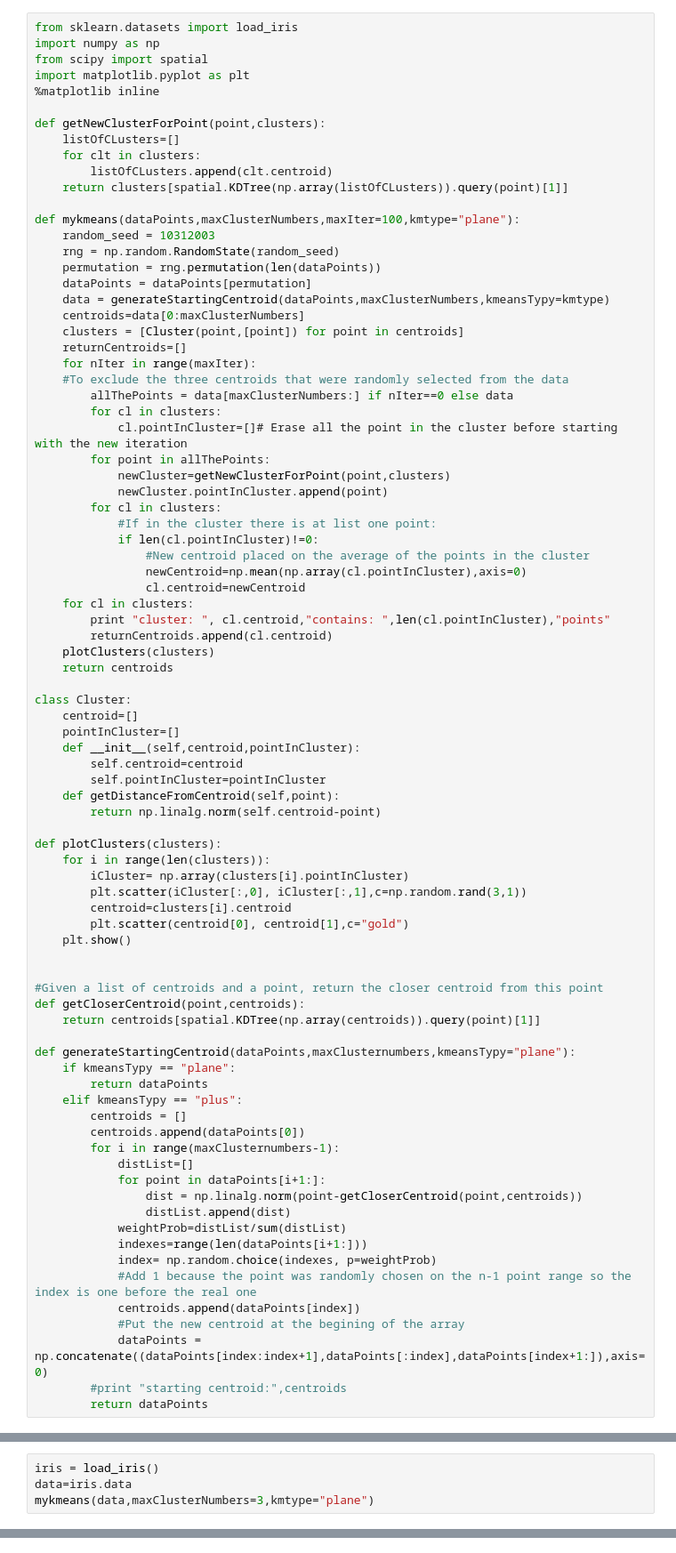
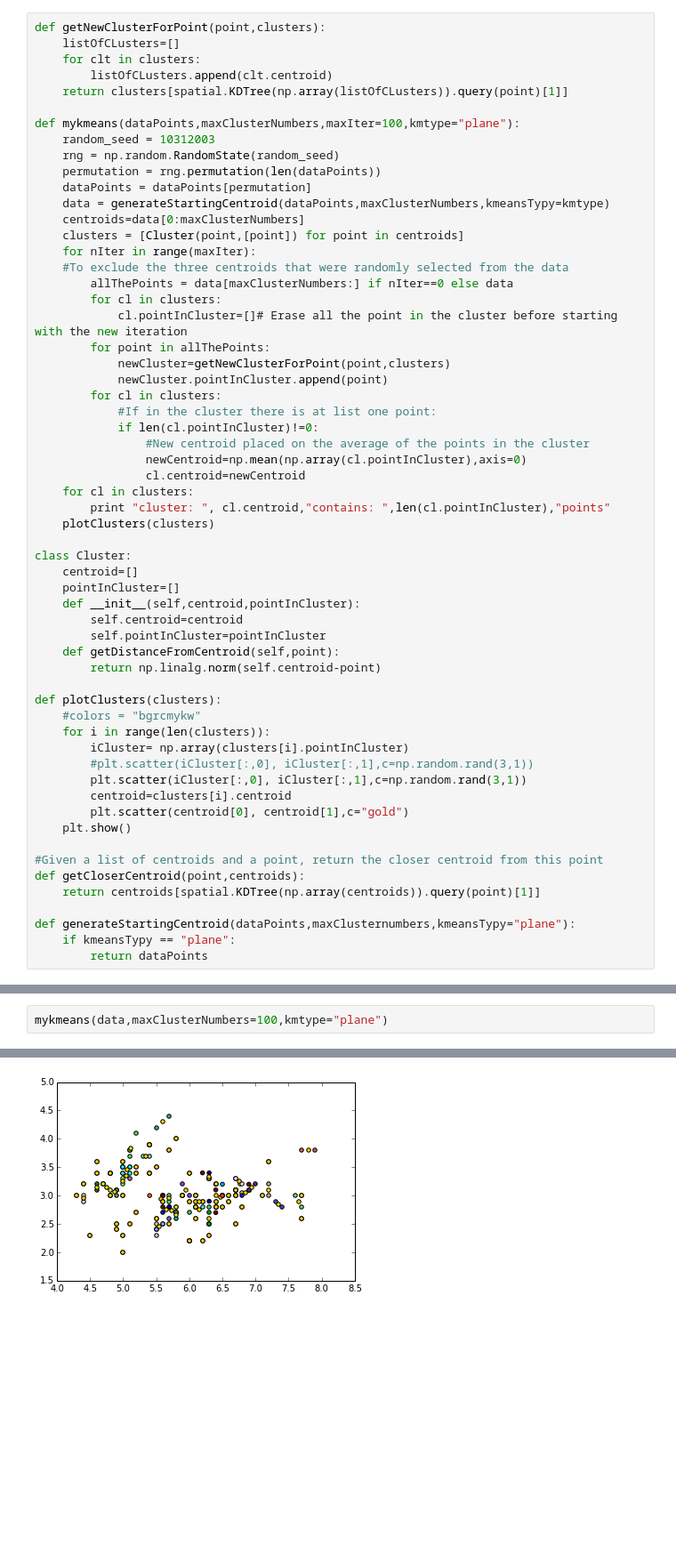
Before and after one commit to mc3784/Computational-Machine-Learning-, a Jupyter notebook: Homework4.ipynb, the cells around one changed output, grey strips where cells are left out. Shown at 89% size. Cells and saved outputs as stored; diff of their text form; blank space fills up the shorter version.

Commit message:
kmeans notebook

```diff
--- a/Homework4.ipynb
+++ b/Homework4.ipynb
@@ -1,10 +9,4 @@
 # %%
-from sklearn.datasets import load_iris
-import numpy as np
-from scipy import spatial
-import matplotlib.pyplot as plt
-%matplotlib inline
-
 def getNewClusterForPoint(point,clusters):
     listOfCLusters=[]
     for clt in clusters:
@@ -19,7 +21,6 @@ def mykmeans(dataPoints,maxClusterNumbers,maxIter=100,kmtype="plane"):
     data = generateStartingCentroid(dataPoints,maxClusterNumbers,kmeansTypy=kmtype)
     centroids=data[0:maxClusterNumbers]
     clusters = [Cluster(point,[point]) for point in centroids]
-    returnCentroids=[]
     for nIter in range(maxIter):
     #To exclude the three centroids that were randomly selected from the data
         allThePoints = data[maxClusterNumbers:] if nIter==0 else data
@@ -36,9 +37,7 @@ def mykmeans(dataPoints,maxClusterNumbers,maxIter=100,kmtype="plane"):
                 cl.centroid=newCentroid
     for cl in clusters:
         print "cluster: ", cl.centroid,"contains: ",len(cl.pointInCluster),"points"
-        returnCentroids.append(cl.centroid)
     plotClusters(clusters)
-    return centroids
 
 class Cluster:
     centroid=[]
@@ -50,13 +49,14 @@ class Cluster:
         return np.linalg.norm(self.centroid-point)
 
 def plotClusters(clusters):
+    #colors = "bgrcmykw"
     for i in range(len(clusters)):
         iCluster= np.array(clusters[i].pointInCluster)
+        #plt.scatter(iCluster[:,0], iCluster[:,1],c=np.random.rand(3,1))
         plt.scatter(iCluster[:,0], iCluster[:,1],c=np.random.rand(3,1))
         centroid=clusters[i].centroid
         plt.scatter(centroid[0], centroid[1],c="gold")
     plt.show()
-
 
 #Given a list of centroids and a point, return the closer centroid from this point
 def getCloserCentroid(point,centroids):
@@ -65,23 +65,6 @@ def getCloserCentroid(point,centroids):
 def generateStartingCentroid(dataPoints,maxClusternumbers,kmeansTypy="plane"):
     if kmeansTypy == "plane":
         return dataPoints
-    elif kmeansTypy == "plus":
-        centroids = []
-        centroids.append(dataPoints[0])
-        for i in range(maxClusternumbers-1):
-            distList=[]
-            for point in dataPoints[i+1:]:
-                dist = np.linalg.norm(point-getCloserCentroid(point,centroids))
-                distList.append(dist)
-            weightProb=distList/sum(distList)
-            indexes=range(len(dataPoints[i+1:]))
-            index= np.random.choice(indexes, p=weightProb)
-            #Add 1 because the point was randomly chosen on the n-1 point range so the index is one before the real one
-            centroids.append(dataPoints[index])
-            #Put the new centroid at the begining of the array
-            dataPoints = np.concatenate((dataPoints[index:index+1],dataPoints[:index],dataPoints[index+1:]),axis=0)
-        #print "starting centroid:",centroids
-        return dataPoints
 # %%
 iris = load_iris()
 data=iris.data
@@ -97,4 +80,3 @@ array([[ 6.1,  2.8,  4.7,  1.2],
 # %%
-iris = load_iris()
-data=iris.data
-mykmeans(data,maxClusterNumbers=3,kmtype="plane")
+mykmeans(data,maxClusterNumbers=100,kmtype="plane")
+# %% [output]
@@ -100,0 +100 @@ mykmeans(data,maxClusterNumbers=3,kmtype="plane")
+[figure, added]
```
Also changed, not shown: parts of 13 cells of this notebook.
